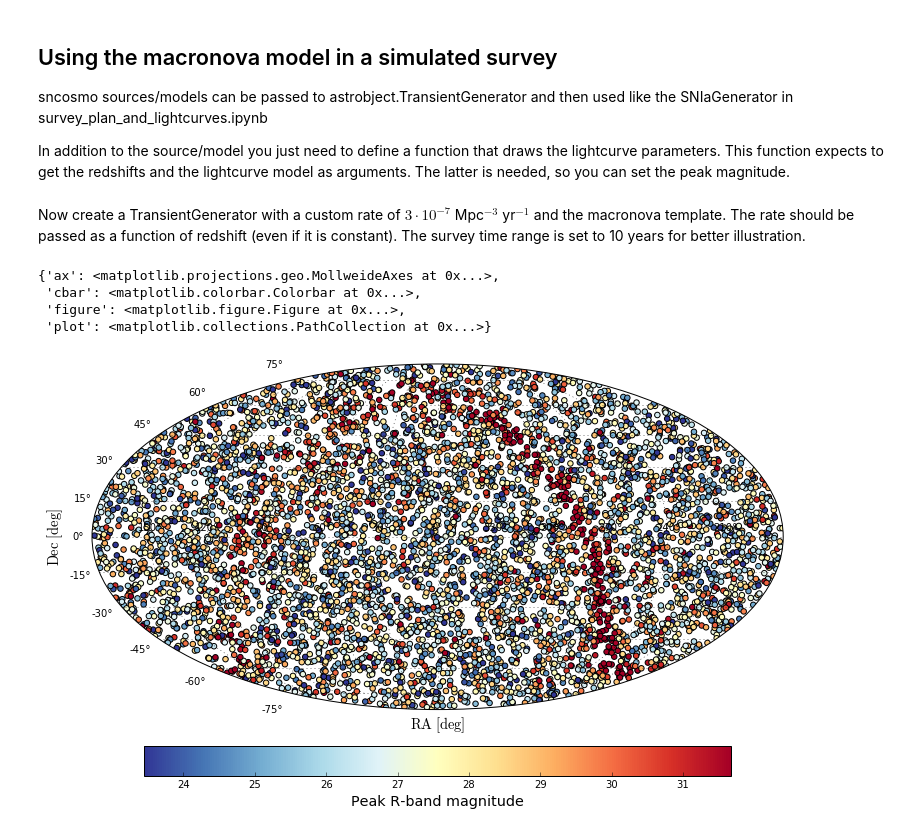
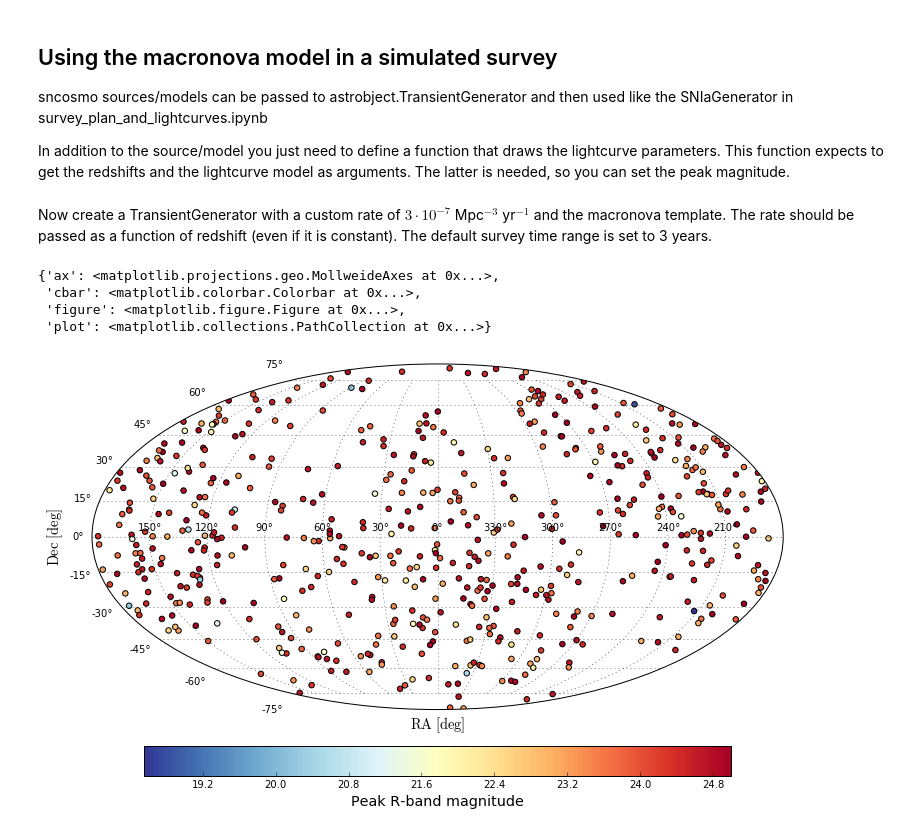
Before and after one commit to MickaelRigault/astrobject, a Jupyter notebook: notebooks/macronova_model.ipynb, the cells around one changed output. Cells and saved outputs as stored; diff of their text form; code cells hidden in the pictures.

Commit message:
add vmin/vmax to show_skycoverage

```diff
--- a/notebooks/macronova_model.ipynb
+++ b/notebooks/macronova_model.ipynb
@@ -97,18 +97,18 @@ def _random_mn_amplitude(redshifts, model, **kwargs):
 
     return {'amplitude': np.array(amp)}
 # %% [markdown]
-Now create a TransientGenerator with a custom rate of $3\cdot10^{-7}$ Mpc$^{-3}$ yr$^{-1}$ and the macronova template. The rate should be passed as a function of redshift (even if it is constant). The survey time range is set to 10 years for better illustration.
+Now create a TransientGenerator with a custom rate of $3\cdot10^{-7}$ Mpc$^{-3}$ yr$^{-1}$ and the macronova template. The rate should be passed as a function of redshift (even if it is constant). The default survey time range is set to 3 years.
 # %%
 import astrobject.simulation as simul
-tr = simul.transient_generator([0.0, 0.2], ratekind='custom', ratefunc=lambda z: 3e-7,
-                               mjd_range=[57754.0,61404.0],
+tr = simul.transient_generator([0.0, 1.0], ratekind='custom', ratefunc=lambda z: 3e-7,
                                transientprop=dict(lcsource=source,lcsimul_func=_random_mn_amplitude))
 # %%
+# Plot of generated MNe (make cut at R = 25, leaving ~500 MNe)
 peak_mag = tr.get_bandmag(band='bessellr', magsys='vega', t=0) # t is time relative to t0
-tr.show_skycoverage(cscale=peak_mag, cblabel="Peak R-band magnitude")
+tr.show_skycoverage(cscale=peak_mag, cblabel="Peak R-band magnitude", vmin=None, vmax=25, mask=(peak_mag < 25))
 # %% [output]
 {'ax': <matplotlib.projections.geo.MollweideAxes at 0x...>,
  'cbar': <matplotlib.colorbar.Colorbar at 0x...>,
  'figure': <matplotlib.figure.Figure at 0x...>,
  'plot': <matplotlib.collections.PathCollection at 0x...>}
-[figure, old version]
+[figure, new version]
```
Also changed, not shown: parts of 1 cell of this notebook, 1 other file.
